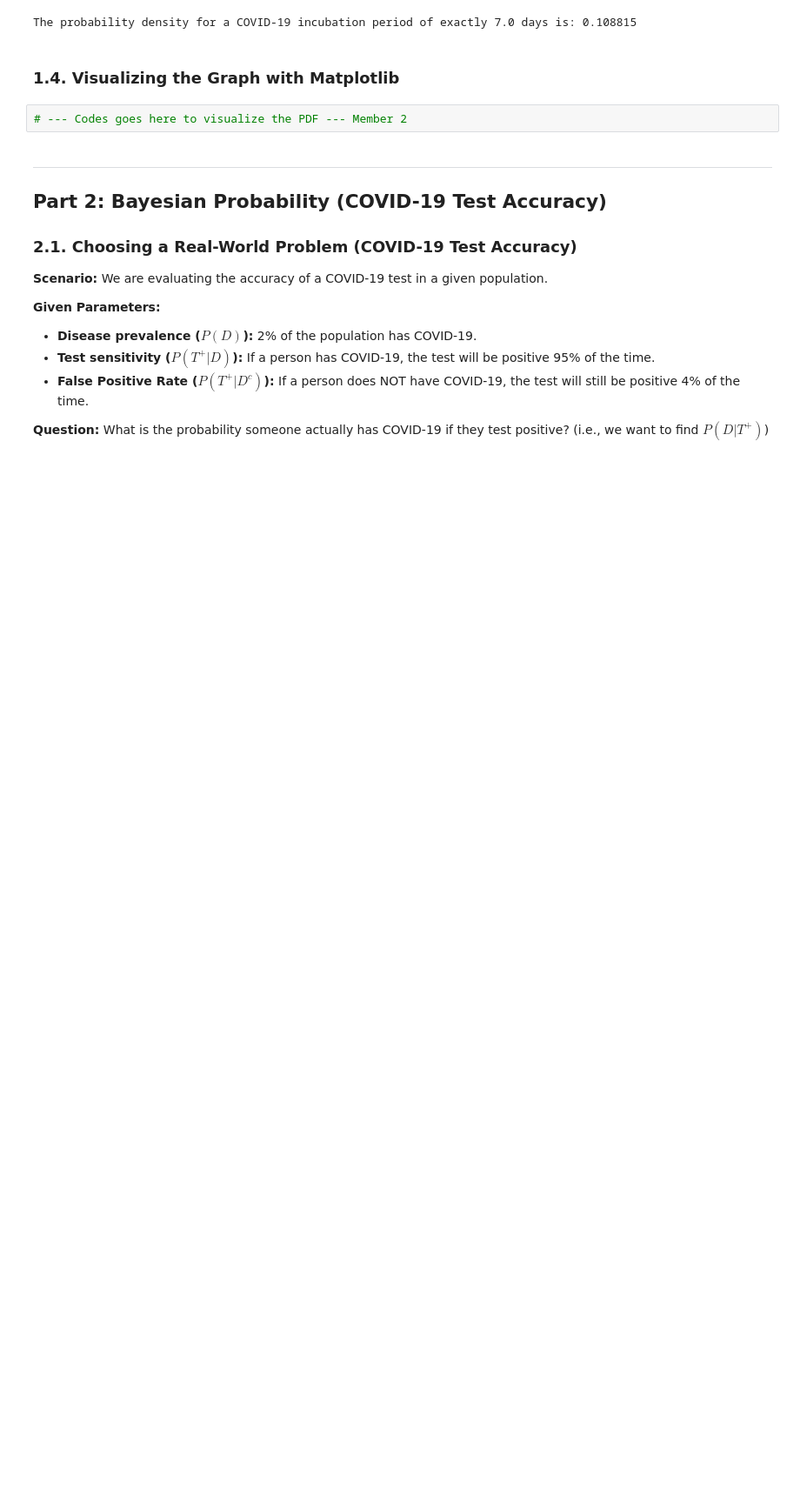
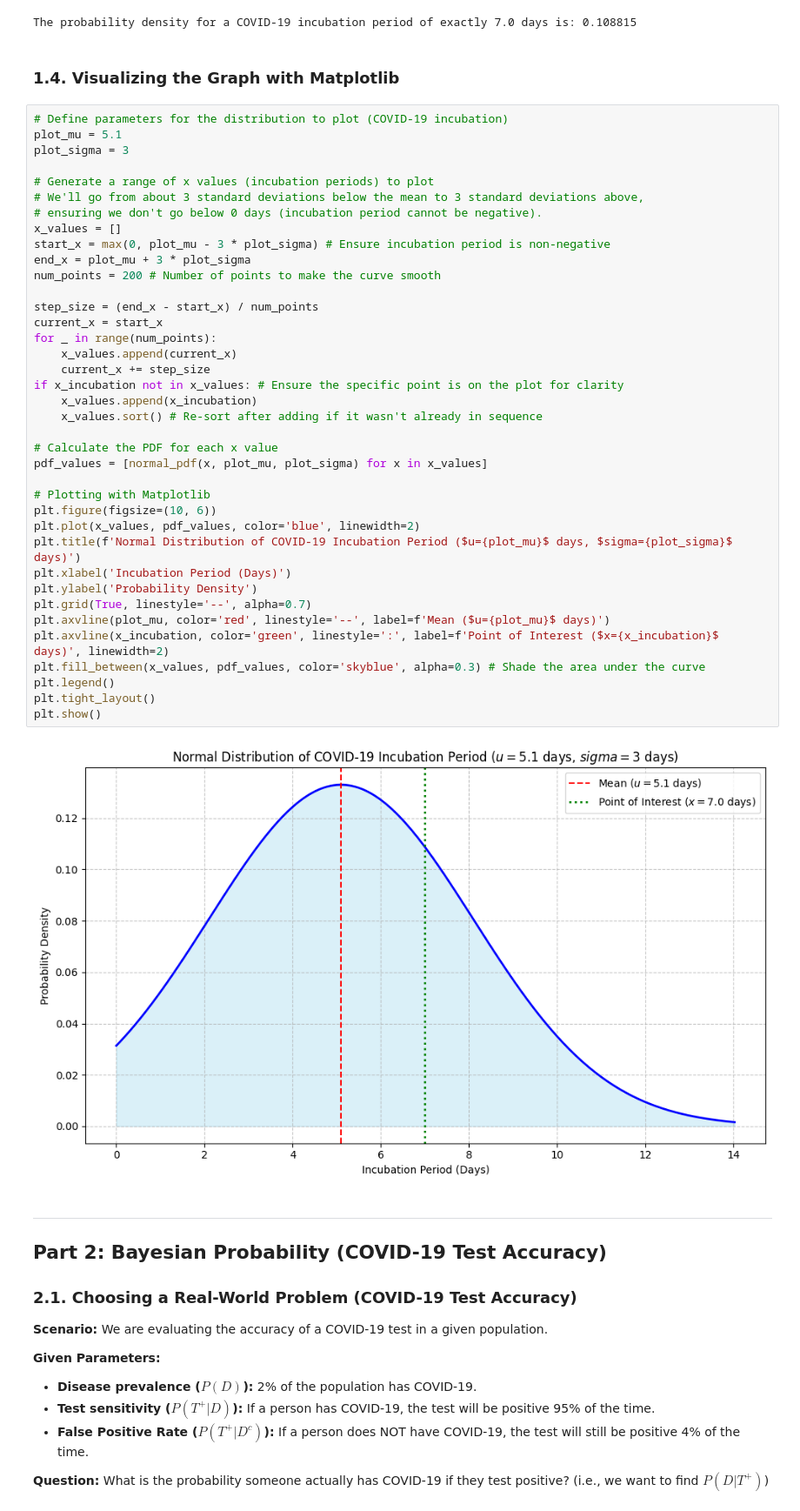
Before and after one commit to oreste-abizera/Formative3_Probability_GD, a Jupyter notebook: Formative3_Group4_Analysis.ipynb, the cells around one changed output. Shown at 87% size. Saved outputs shown, nothing was run; the diff lists cells and outputs as text; blank space fills up the shorter version.

Commit message:
Visualizing the Graph with Matplotlib

```diff
--- a/Formative3_Group4_Analysis.ipynb
+++ b/Formative3_Group4_Analysis.ipynb
@@ -92,7 +92,45 @@ The probability density for a COVID-19 incubation period of exactly 7.0 days is:
 # %% [markdown]
 ### 1.4. Visualizing the Graph with Matplotlib
 # %%
-# --- Codes goes here to visualize the PDF --- Member 2
+# Define parameters for the distribution to plot (COVID-19 incubation)
+plot_mu = 5.1
+plot_sigma = 3
+
+# Generate a range of x values (incubation periods) to plot
+# We'll go from about 3 standard deviations below the mean to 3 standard deviations above,
+# ensuring we don't go below 0 days (incubation period cannot be negative).
+x_values = []
+start_x = max(0, plot_mu - 3 * plot_sigma) # Ensure incubation period is non-negative
+end_x = plot_mu + 3 * plot_sigma
+num_points = 200 # Number of points to make the curve smooth
+
+step_size = (end_x - start_x) / num_points
+current_x = start_x
+for _ in range(num_points):
+    x_values.append(current_x)
+    current_x += step_size
+if x_incubation not in x_values: # Ensure the specific point is on the plot for clarity
+    x_values.append(x_incubation)
+    x_values.sort() # Re-sort after adding if it wasn't already in sequence
+
+# Calculate the PDF for each x value
+pdf_values = [normal_pdf(x, plot_mu, plot_sigma) for x in x_values]
+
+# Plotting with Matplotlib
+plt.figure(figsize=(10, 6))
+plt.plot(x_values, pdf_values, color='blue', linewidth=2)
+plt.title(f'Normal Distribution of COVID-19 Incubation Period ($u={plot_mu}$ days, $sigma={plot_sigma}$ days)')
+plt.xlabel('Incubation Period (Days)')
+plt.ylabel('Probability Density')
+plt.grid(True, linestyle='--', alpha=0.7)
+plt.axvline(plot_mu, color='red', linestyle='--', label=f'Mean ($u={plot_mu}$ days)')
+plt.axvline(x_incubation, color='green', linestyle=':', label=f'Point of Interest ($x={x_incubation}$ days)', linewidth=2)
+plt.fill_between(x_values, pdf_values, color='skyblue', alpha=0.3) # Shade the area under the curve
+plt.legend()
+plt.tight_layout()
+plt.show()
+# %% [output]
+[figure, added]
 # %% [markdown]
 -----
 ## Part 2: Bayesian Probability (COVID-19 Test Accuracy)
```
